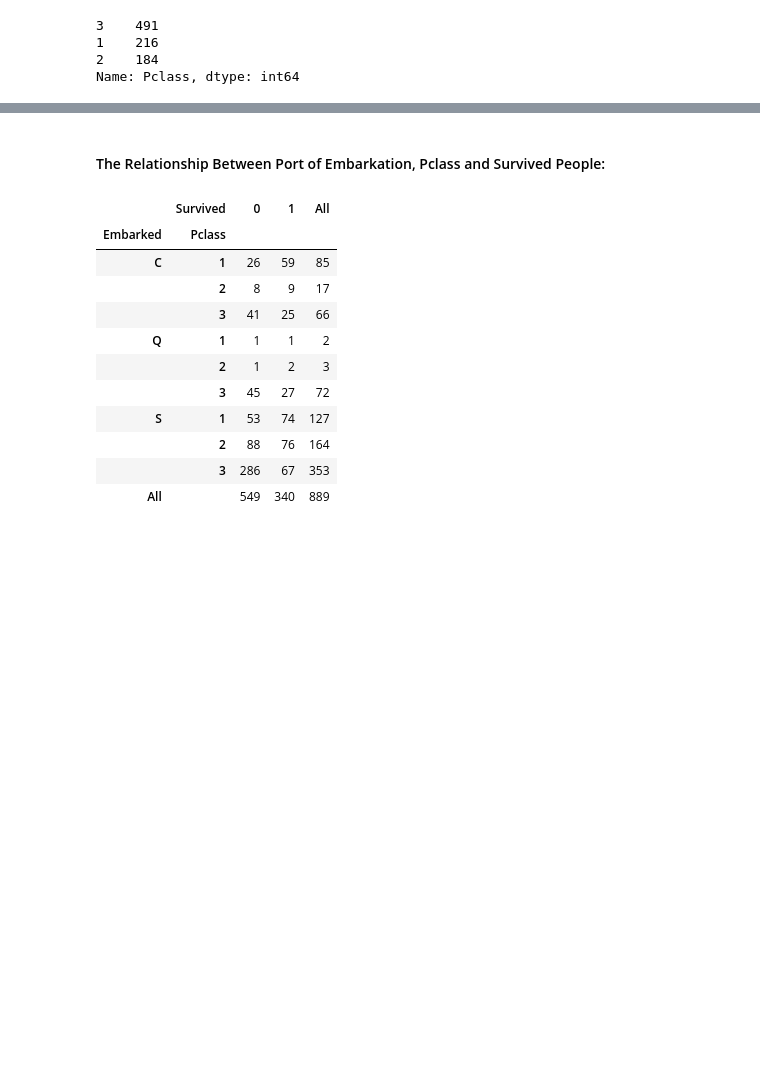
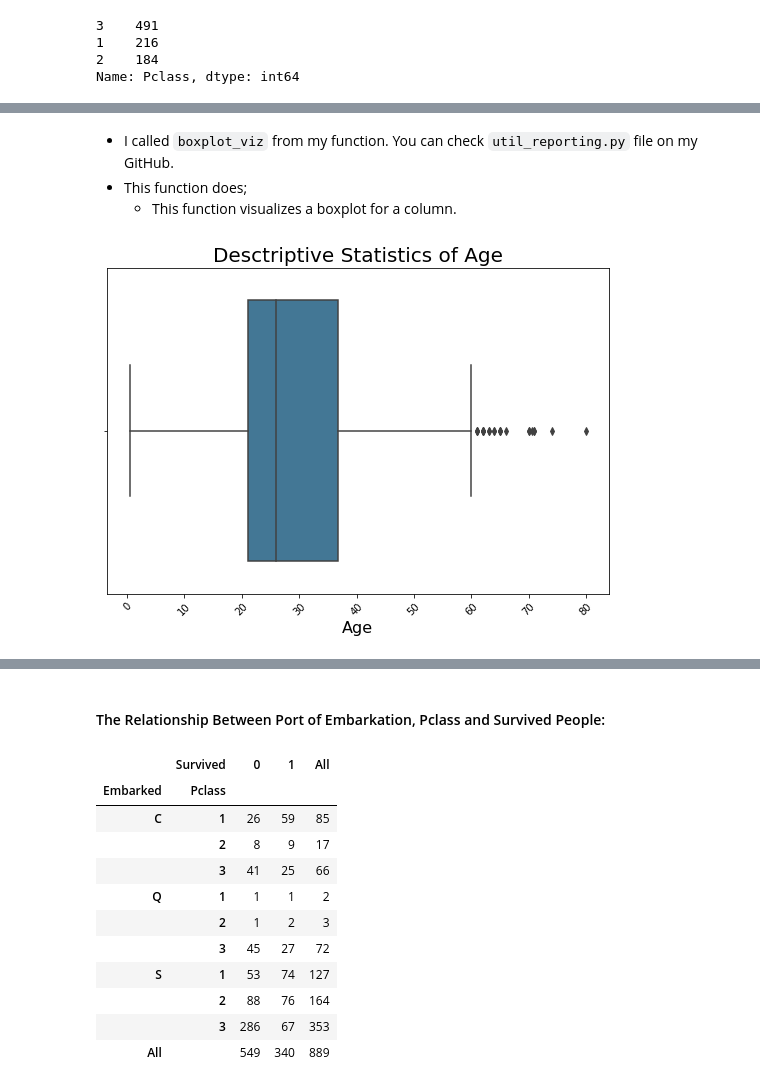
Before and after one commit to ElifKarakutukDinc/Titanic-EDA, a Jupyter notebook: EDA-function.ipynb, the cells around one changed output, grey strips where cells are left out. Drawn from its saved outputs; the diff is of its cells as text; code cells hidden in the pictures; blank space fills up the shorter version.

```diff
--- a/EDA-function.ipynb
+++ b/EDA-function.ipynb
@@ -324,0 +325,8 @@ multiple_plot_viz(
+# %% [markdown]
+* I called `boxplot_viz` from my function. You can check `util_reporting.py` file on my GitHub.
+* This function does;
+    * This function visualizes a boxplot for a column.
+# %%
+boxplot_viz(df_train, "Age", xlabel="Age", title="Desctriptive Statistics of Age")
+# %% [output]
+[figure, added]
```
Also changed, not shown: parts of 156 cells of this notebook, 2 other files.
